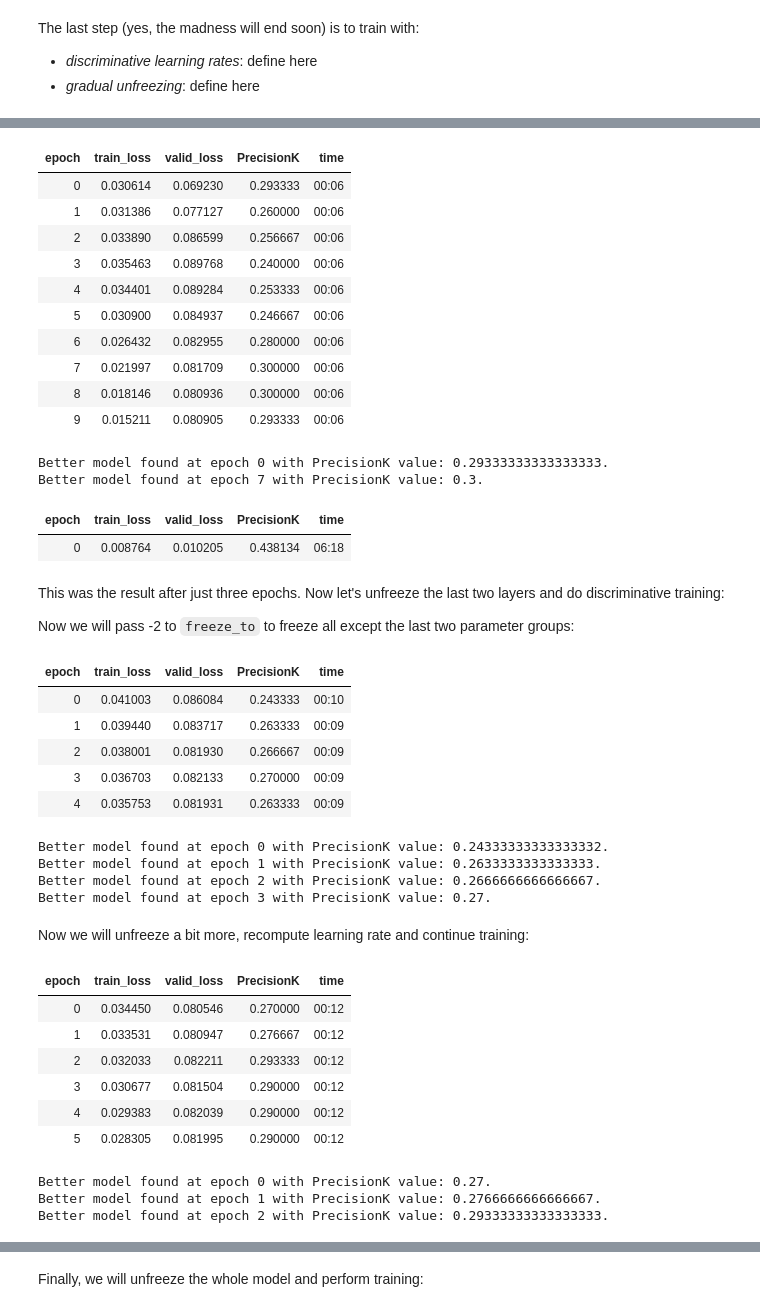
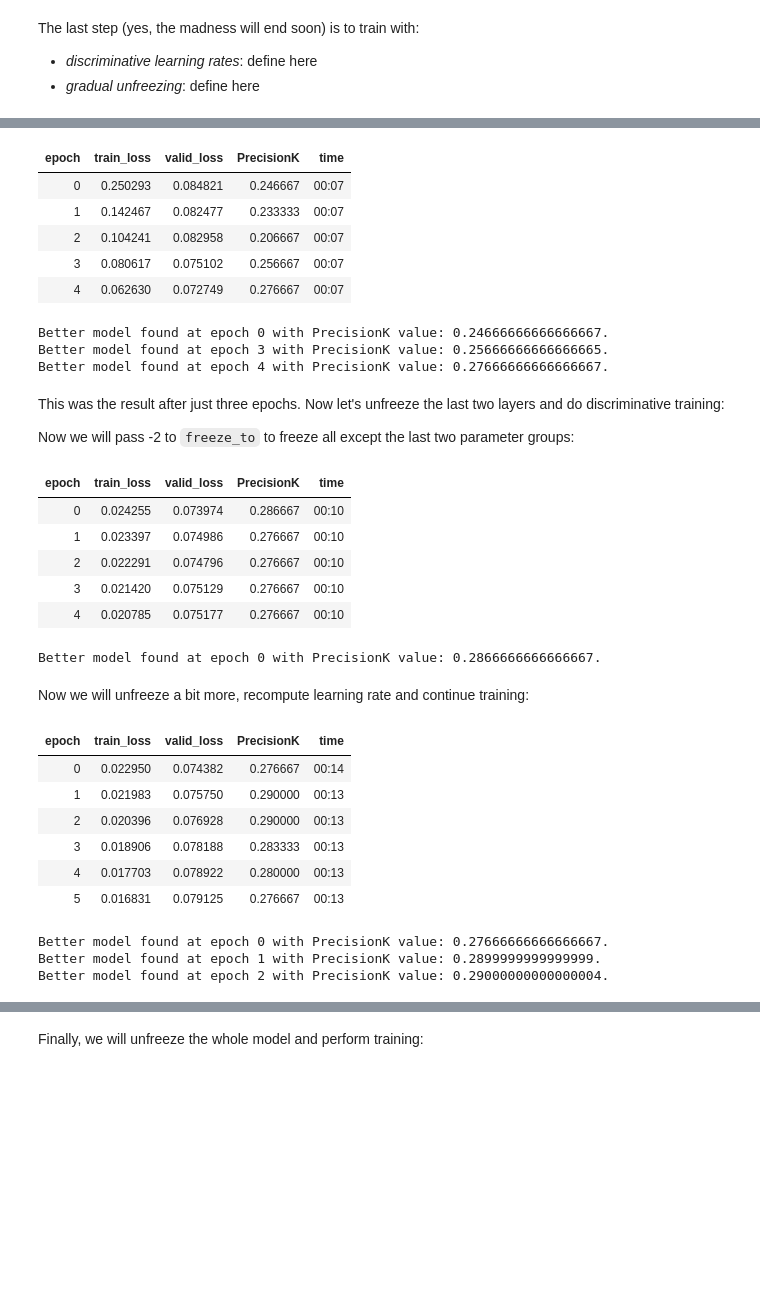
Before and after one commit to debjyotiSRoy/xcube_old, a Jupyter notebook: nbs/examples/mimic/sample/mimic3-9k_sample.ipynb, the cells around one changed output, grey strips where cells are left out. Drawn from its saved outputs; the diff is of its cells as text; code cells hidden in the pictures; blank space fills up the shorter version.

```diff
--- a/nbs/examples/mimic/sample/mimic3-9k_sample.ipynb
+++ b/nbs/examples/mimic/sample/mimic3-9k_sample.ipynb
@@ -689,25 +691,16 @@ lr_min, lr_steep, lr_valley, lr_slide
 # %%
-learn.fit_one_cycle(1, lr_max=lr_min, moms=(0.8,0.7,0.8), wd=0.1,
+learn.fit_one_cycle(5, lr_max=.19054, moms=(0.8,0.7,0.8), wd=0.1,
 cbs=SaveModelCallback(monitor='PrecisionK', fname=clas_path.stem))
 # %% [output]
 | epoch | train_loss | valid_loss | PrecisionK | time |
-| 0 | 0.030614 | 0.069230 | 0.293333 | 00:06 |
-| 1 | 0.031386 | 0.077127 | 0.260000 | 00:06 |
-| 2 | 0.033890 | 0.086599 | 0.256667 | 00:06 |
-| 3 | 0.035463 | 0.089768 | 0.240000 | 00:06 |
-| 4 | 0.034401 | 0.089284 | 0.253333 | 00:06 |
-| 5 | 0.030900 | 0.084937 | 0.246667 | 00:06 |
-| 6 | 0.026432 | 0.082955 | 0.280000 | 00:06 |
-| 7 | 0.021997 | 0.081709 | 0.300000 | 00:06 |
-| 8 | 0.018146 | 0.080936 | 0.300000 | 00:06 |
-| 9 | 0.015211 | 0.080905 | 0.293333 | 00:06 |
+| 0 | 0.250293 | 0.084821 | 0.246667 | 00:07 |
+| 1 | 0.142467 | 0.082477 | 0.233333 | 00:07 |
+| 2 | 0.104241 | 0.082958 | 0.206667 | 00:07 |
+| 3 | 0.080617 | 0.075102 | 0.256667 | 00:07 |
+| 4 | 0.062630 | 0.072749 | 0.276667 | 00:07 |
-Better model found at epoch 0 with PrecisionK value: 0.29333333333333333.
-Better model found at epoch 7 with PrecisionK value: 0.3.
+Better model found at epoch 0 with PrecisionK value: 0.24666666666666667.
+Better model found at epoch 3 with PrecisionK value: 0.25666666666666665.
+Better model found at epoch 4 with PrecisionK value: 0.27666666666666667.
-# %%
-learn.fit_one_cycle(1, lr_max=lr_min, moms=(0.8,0.7,0.8), wd=0.1)
-# %% [output]
-| epoch | train_loss | valid_loss | PrecisionK | time |
-| 0 | 0.008764 | 0.010205 | 0.438134 | 06:18 |
 # %% [markdown]
 This was the result after just three epochs. Now let's unfreeze the last two layers and do discriminative training:
 
@@ -716,33 +709,30 @@ Now we will pass -2 to `freeze_to` to freeze all except the last two parameter g
 learn.freeze_to(-2)
 # %%
 learn.fit_one_cycle(5, lr_max=1e-3, moms=(0.8,0.7,0.8), wd=0.1,
-                    cbs=SaveModelCallback(monitor='PrecisionK', fname=file_prefix+'_clas'))
+                    cbs=SaveModelCallback(monitor='PrecisionK', fname=clas_path.stem))
 # %% [output]
 | epoch | train_loss | valid_loss | PrecisionK | time |
-| 0 | 0.041003 | 0.086084 | 0.243333 | 00:10 |
-| 1 | 0.039440 | 0.083717 | 0.263333 | 00:09 |
-| 2 | 0.038001 | 0.081930 | 0.266667 | 00:09 |
-| 3 | 0.036703 | 0.082133 | 0.270000 | 00:09 |
-| 4 | 0.035753 | 0.081931 | 0.263333 | 00:09 |
+| 0 | 0.024255 | 0.073974 | 0.286667 | 00:10 |
+| 1 | 0.023397 | 0.074986 | 0.276667 | 00:10 |
+| 2 | 0.022291 | 0.074796 | 0.276667 | 00:10 |
+| 3 | 0.021420 | 0.075129 | 0.276667 | 00:10 |
+| 4 | 0.020785 | 0.075177 | 0.276667 | 00:10 |
-Better model found at epoch 0 with PrecisionK value: 0.24333333333333332.
-Better model found at epoch 1 with PrecisionK value: 0.2633333333333333.
-Better model found at epoch 2 with PrecisionK value: 0.2666666666666667.
-Better model found at epoch 3 with PrecisionK value: 0.27.
+Better model found at epoch 0 with PrecisionK value: 0.2866666666666667.
 # %% [markdown]
 Now we will unfreeze a bit more, recompute learning rate and continue training:
 # %%
 learn.freeze_to(-3)
 # %%
 learn.fit_one_cycle(6, lr_max=1e-3, moms=(0.8,0.7,0.8), wd=0.2,
-                   cbs=SaveModelCallback(monitor='PrecisionK', fname=file_prefix+'_clas'))
+                   cbs=SaveModelCallback(monitor='PrecisionK', fname=clas_path.stem))
 # %% [output]
 | epoch | train_loss | valid_loss | PrecisionK | time |
-| 0 | 0.034450 | 0.080546 | 0.270000 | 00:12 |
-| 1 | 0.033531 | 0.080947 | 0.276667 | 00:12 |
-| 2 | 0.032033 | 0.082211 | 0.293333 | 00:12 |
-| 3 | 0.030677 | 0.081504 | 0.290000 | 00:12 |
-| 4 | 0.029383 | 0.082039 | 0.290000 | 00:12 |
-| 5 | 0.028305 | 0.081995 | 0.290000 | 00:12 |
+| 0 | 0.022950 | 0.074382 | 0.276667 | 00:14 |
+| 1 | 0.021983 | 0.075750 | 0.290000 | 00:13 |
+| 2 | 0.020396 | 0.076928 | 0.290000 | 00:13 |
+| 3 | 0.018906 | 0.078188 | 0.283333 | 00:13 |
+| 4 | 0.017703 | 0.078922 | 0.280000 | 00:13 |
+| 5 | 0.016831 | 0.079125 | 0.276667 | 00:13 |
-Better model found at epoch 0 with PrecisionK value: 0.27.
-Better model found at epoch 1 with PrecisionK value: 0.2766666666666667.
-Better model found at epoch 2 with PrecisionK value: 0.29333333333333333.
+Better model found at epoch 0 with PrecisionK value: 0.27666666666666667.
+Better model found at epoch 1 with PrecisionK value: 0.2899999999999999.
+Better model found at epoch 2 with PrecisionK value: 0.29000000000000004.
```
Also changed, not shown: parts of 63 cells of this notebook, 7 other files.
